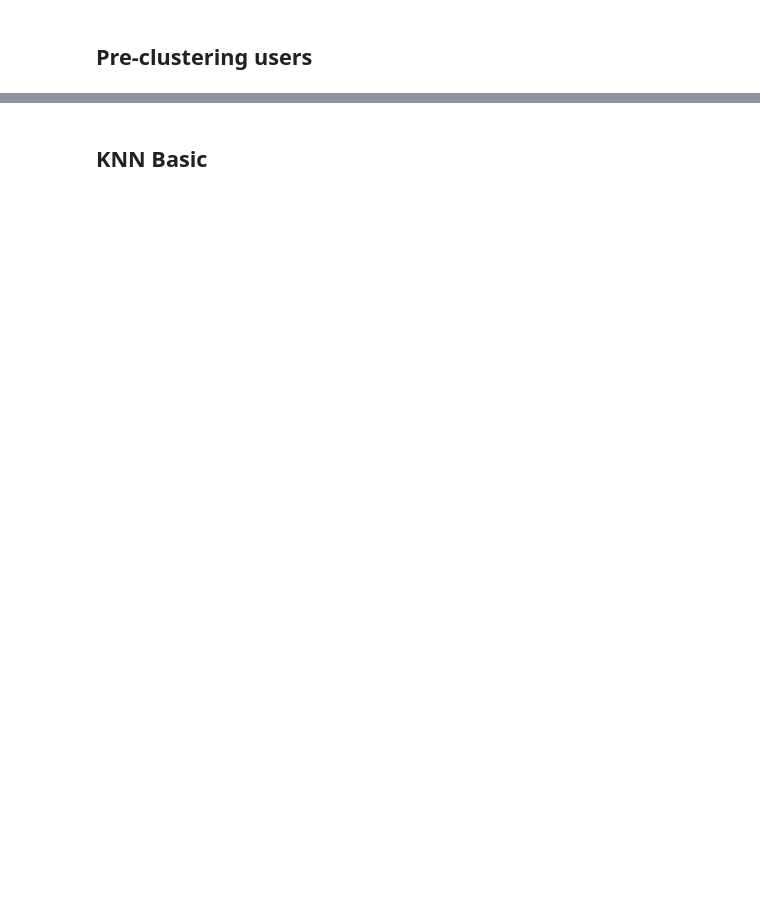
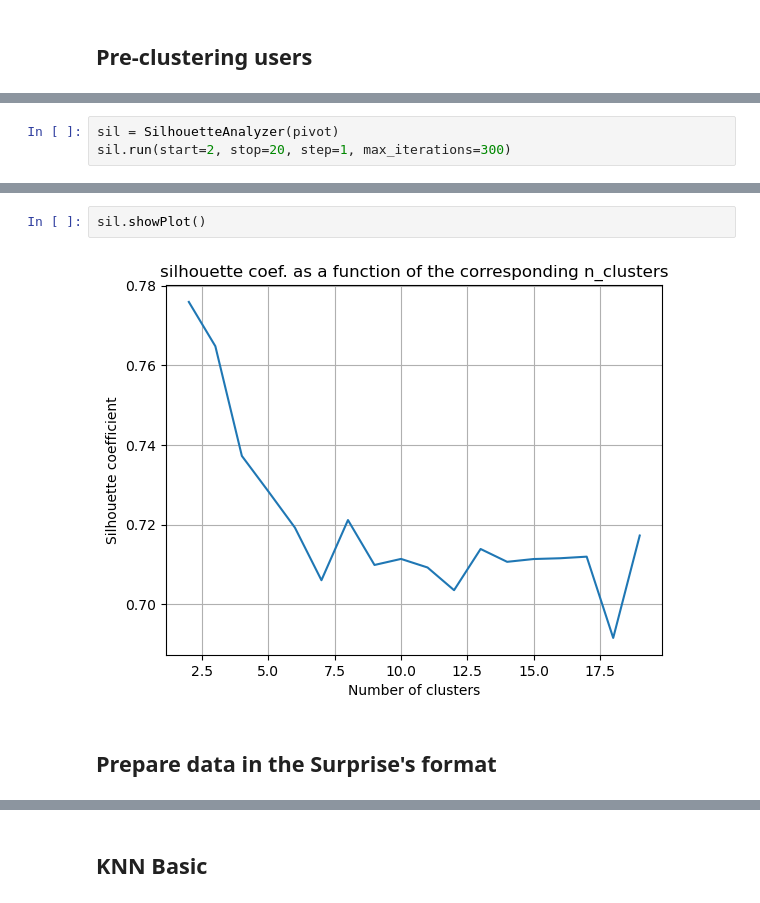
Before and after one commit to HamidSadEsf/movie_recommendation_ProjectCDS, a Jupyter notebook: main.ipynb, the cells around one changed output, grey strips where cells are left out. Cells and saved outputs as stored; diff of their text form; blank space fills up the shorter version.

```diff
--- a/main.ipynb
+++ b/main.ipynb
@@ -68,0 +218,3 @@ Preparing data in the Suprise format...
+# %%
+sil = SilhouetteAnalyzer(pivot)
+sil.run(start=2, stop=20, step=1, max_iterations=300)
@@ -68,0 +231,6 @@ Preparing data in the Suprise format...
+# %%
+sil.showPlot()
+# %% [output]
+[figure, added]
+# %% [markdown]
+## Prepare data in the Surprise's format
```
Also changed, not shown: parts of 65 cells of this notebook, 22 other files.
